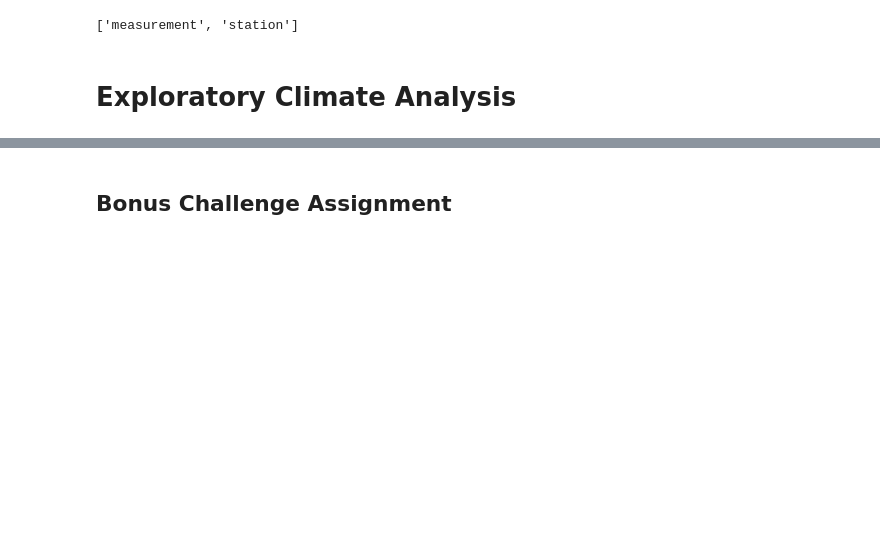
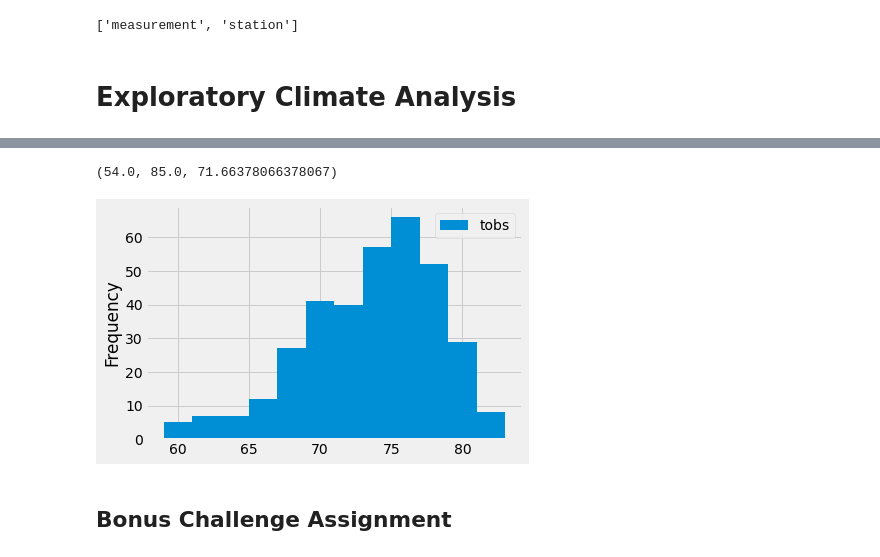
Before and after one commit to daniale93/sqlalchemy-challenge, a Jupyter notebook: climate.ipynb, the cells around one changed output, grey strips where cells are left out. Drawn from its saved outputs; the diff is of its cells as text; code cells hidden in the pictures; blank space fills up the shorter version.

```diff
--- a/climate.ipynb
+++ b/climate.ipynb
@@ -59,9 +106,28 @@ session = Session(engine)
 # %%
 # Using the station id from the previous query, calculate the lowest temperature recorded,
 # highest temperature recorded, and average temperature of the most active station?
+sel = [func.min(measurement.tobs),func.max(measurement.tobs),func.avg(measurement.tobs)]
+low_high_avgmostactive = session.query(*sel).\
+    group_by(measurement.station).\
+    order_by(func.count(measurement.id).desc()).first()
+low_high_avgmostactive
+# %% [output]
+(54.0, 85.0, 71.66378066378067)
 # %%
 # Choose the station with the highest number of temperature observations.
 # Query the last 12 months of temperature observation data for this station and plot the results as a histogram
+
+
+USC00519281 =  session.query(measurement.date,measurement.tobs).\
+                    filter(measurement.station == 'USC00519281').\
+                    filter(measurement.date > year_ago).all()
+
+
+
+mostactivestationdata_df= pd.DataFrame(USC00519281)
+mostactivestationdata_df.plot(kind="hist",bins=12);
+# %% [output]
+[figure, added]
 # %% [markdown]
 ## Bonus Challenge Assignment
 # %%
```
Also changed, not shown: parts of 4 cells of this notebook, 1 other file.
